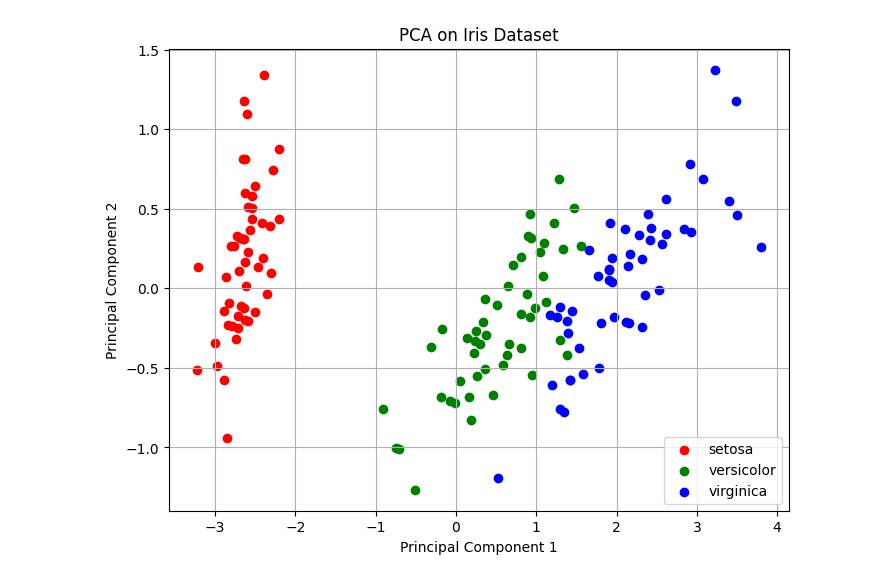
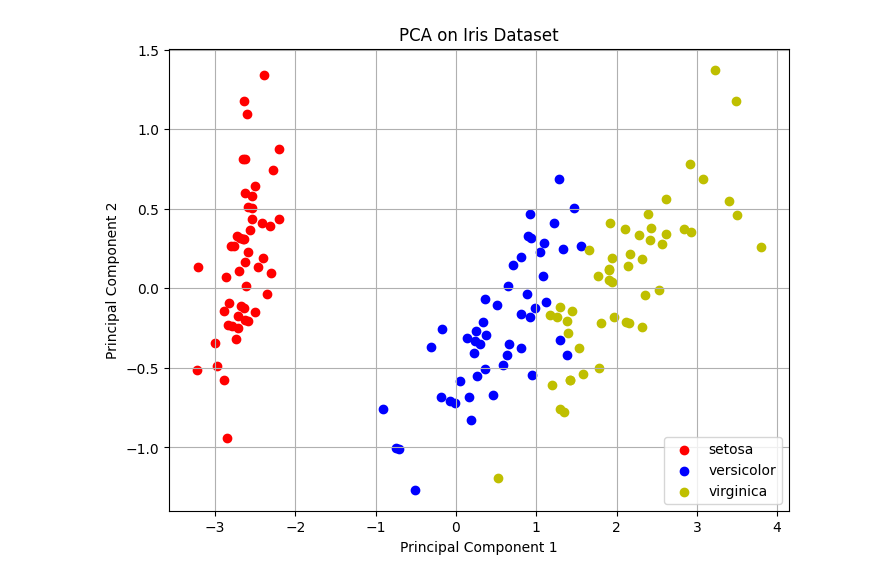
Before and after one commit to levanter914/ml-lab, a Jupyter notebook: prog3.ipynb, the cells around one changed output. Drawn from its saved outputs; the diff is of its cells as text; code cells hidden in the pictures.

```diff
--- a/prog3.ipynb
+++ b/prog3.ipynb
@@ -19,20 +19,20 @@ reduced_df = pd.DataFrame(data_reduced, columns=['Principal Component 1', 'Princ
 reduced_df['Label'] = labels
 # %%
 plt.figure(figsize=(8, 6))
-colors = ['r', 'g', 'b']
+colors = ['r', 'b', 'y']
 for i, label in enumerate(np.unique(labels)):
     plt.scatter(
         reduced_df[reduced_df['Label'] == label]['Principal Component 1'],
         reduced_df[reduced_df['Label'] == label]['Principal Component 2'],
         label=label_names[label],
         color=colors[i]
     )
 
 plt.title('PCA on Iris Dataset')
 plt.xlabel('Principal Component 1')
 plt.ylabel('Principal Component 2')
 plt.legend()
 plt.grid()
 plt.show()
 # %% [output]
-[figure, old version]
+[figure, new version]
```
Also changed, not shown: 2 other files.
